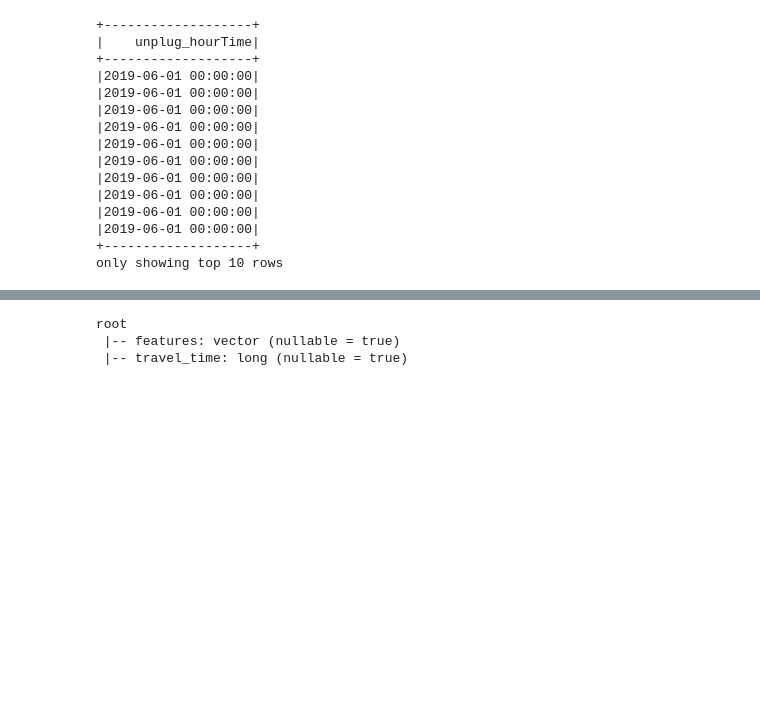
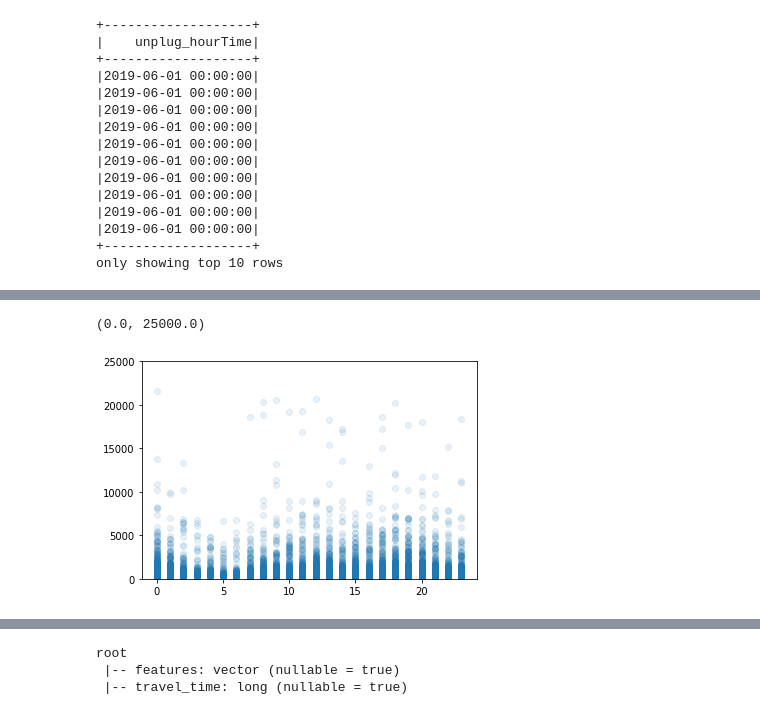
Before and after one commit to PabloSaurina/PracticaSpark, a Jupyter notebook: LinearRegression.ipynb, the cells around one changed output, grey strips where cells are left out. Drawn from its saved outputs; the diff is of its cells as text; code cells hidden in the pictures; blank space fills up the shorter version.

```diff
--- a/LinearRegression.ipynb
+++ b/LinearRegression.ipynb
@@ -191,0 +394,7 @@ df.columns
+# %%
+h = df.select('hour').rdd.flatMap(lambda x : x).collect()
+plt.scatter(h,t,alpha = 0.1)
+plt.ylim(0,25000)
+# %% [output]
+(0.0, 25000.0)
+[figure, added]
```
Also changed, not shown: parts of 38 cells of this notebook.
